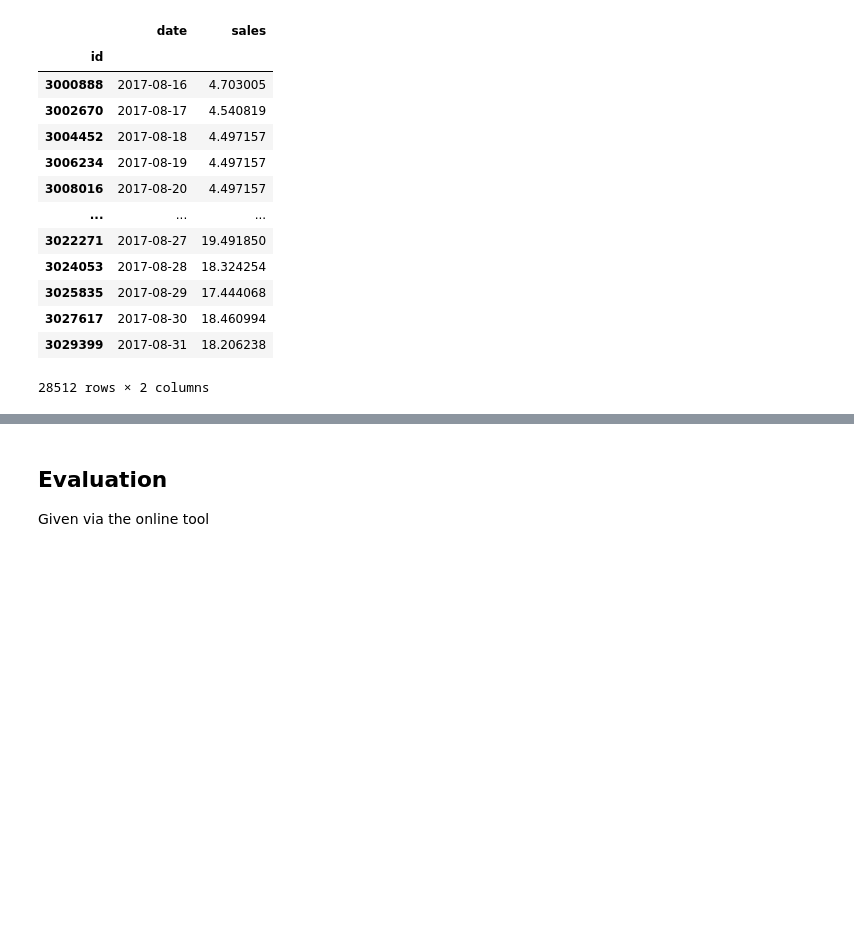
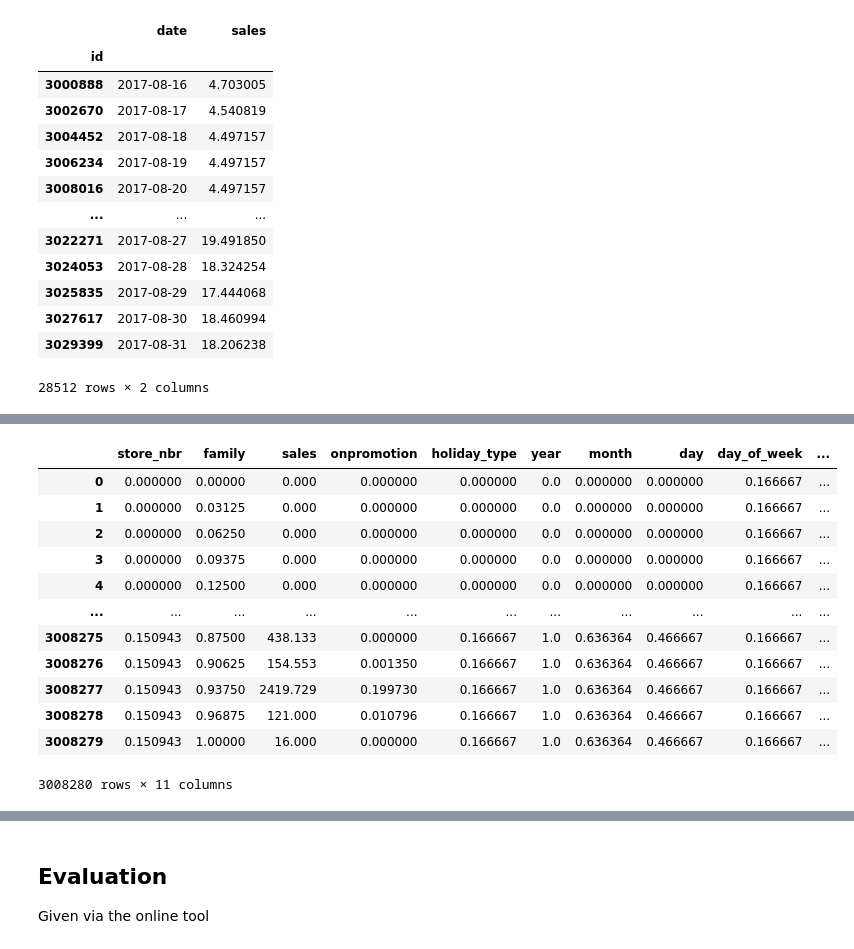
Before and after one commit to lkno0705/IndustrialApplicationsofAI, a Jupyter notebook: secondary-sector/practical-supply-chain-management/Sales-Forecasting.ipynb, the cells around one changed output, grey strips where cells are left out. Cells and saved outputs as stored; diff of their text form; code cells hidden in the pictures; blank space fills up the shorter version.

```diff
--- a/secondary-sector/practical-supply-chain-management/Sales-Forecasting.ipynb
+++ b/secondary-sector/practical-supply-chain-management/Sales-Forecasting.ipynb
@@ -1349,0 +1518,19 @@ numpy.linalg.LinAlgError: LU decomposition error.
+# %%
+sales = train_with_holidays_and_local.sales
+train_with_holidays_and_local = (train_with_holidays_and_local-train_with_holidays_and_local.min()) / (train_with_holidays_and_local.max()-train_with_holidays_and_local.min())
+train_with_holidays_and_local.sales = sales
+train_with_holidays_and_local
+# %% [output]
+|  | store_nbr | family | sales | onpromotion | holiday_type | year | month | day | day_of_week | ... |
+| 0 | 0.000000 | 0.00000 | 0.000 | 0.000000 | 0.000000 | 0.0 | 0.000000 | 0.000000 | 0.166667 | ... |
+| 1 | 0.000000 | 0.03125 | 0.000 | 0.000000 | 0.000000 | 0.0 | 0.000000 | 0.000000 | 0.166667 | ... |
+| 2 | 0.000000 | 0.06250 | 0.000 | 0.000000 | 0.000000 | 0.0 | 0.000000 | 0.000000 | 0.166667 | ... |
+| 3 | 0.000000 | 0.09375 | 0.000 | 0.000000 | 0.000000 | 0.0 | 0.000000 | 0.000000 | 0.166667 | ... |
+| 4 | 0.000000 | 0.12500 | 0.000 | 0.000000 | 0.000000 | 0.0 | 0.000000 | 0.000000 | 0.166667 | ... |
+| ... | ... | ... | ... | ... | ... | ... | ... | ... | ... | ... |
+| 3008275 | 0.150943 | 0.87500 | 438.133 | 0.000000 | 0.166667 | 1.0 | 0.636364 | 0.466667 | 0.166667 | ... |
+| 3008276 | 0.150943 | 0.90625 | 154.553 | 0.001350 | 0.166667 | 1.0 | 0.636364 | 0.466667 | 0.166667 | ... |
+| 3008277 | 0.150943 | 0.93750 | 2419.729 | 0.199730 | 0.166667 | 1.0 | 0.636364 | 0.466667 | 0.166667 | ... |
+| 3008278 | 0.150943 | 0.96875 | 121.000 | 0.010796 | 0.166667 | 1.0 | 0.636364 | 0.466667 | 0.166667 | ... |
+| 3008279 | 0.150943 | 1.00000 | 16.000 | 0.000000 | 0.166667 | 1.0 | 0.636364 | 0.466667 | 0.166667 | ... |
+3008280 rows × 11 columns
```
Also changed, not shown: parts of 14 cells of this notebook.
